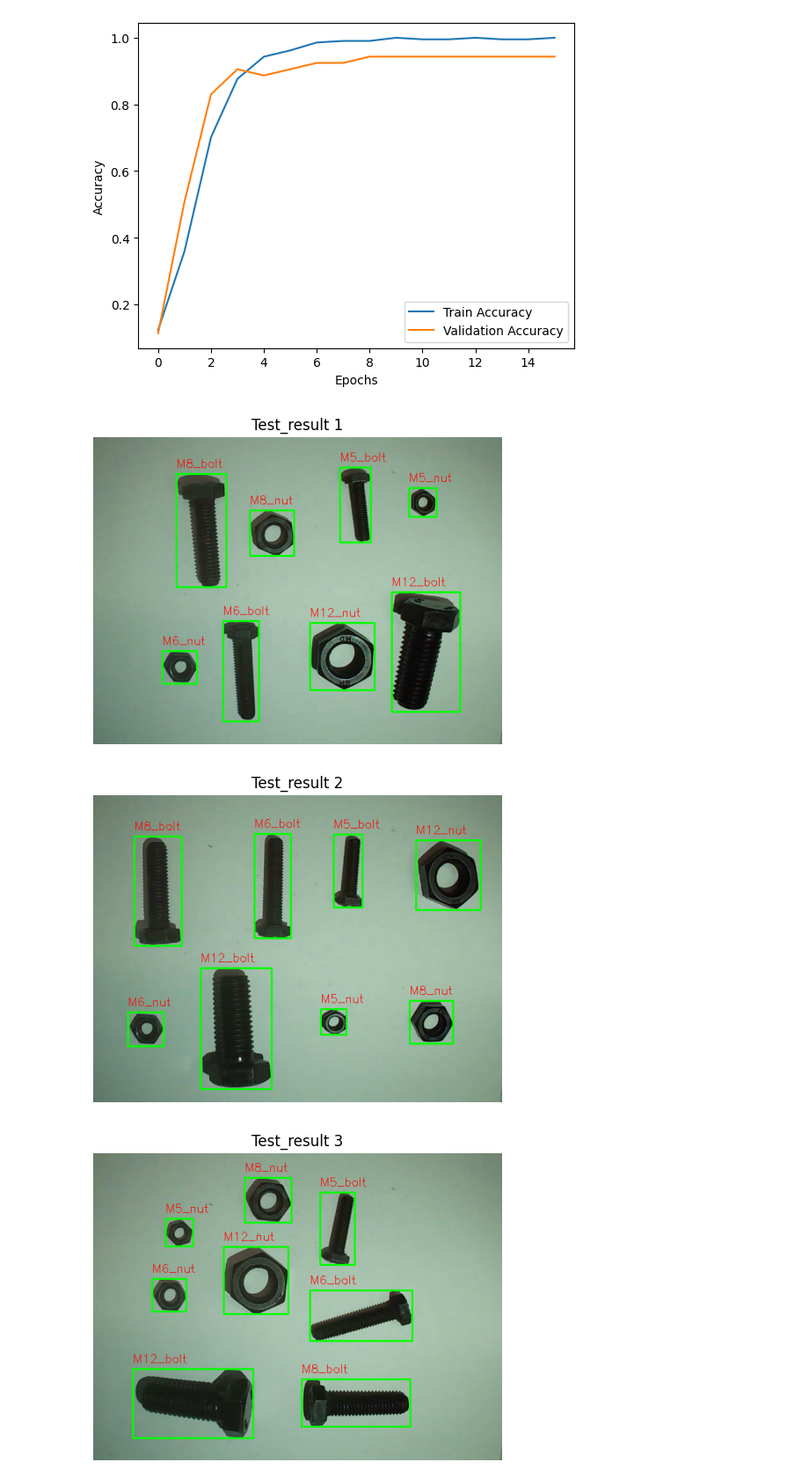
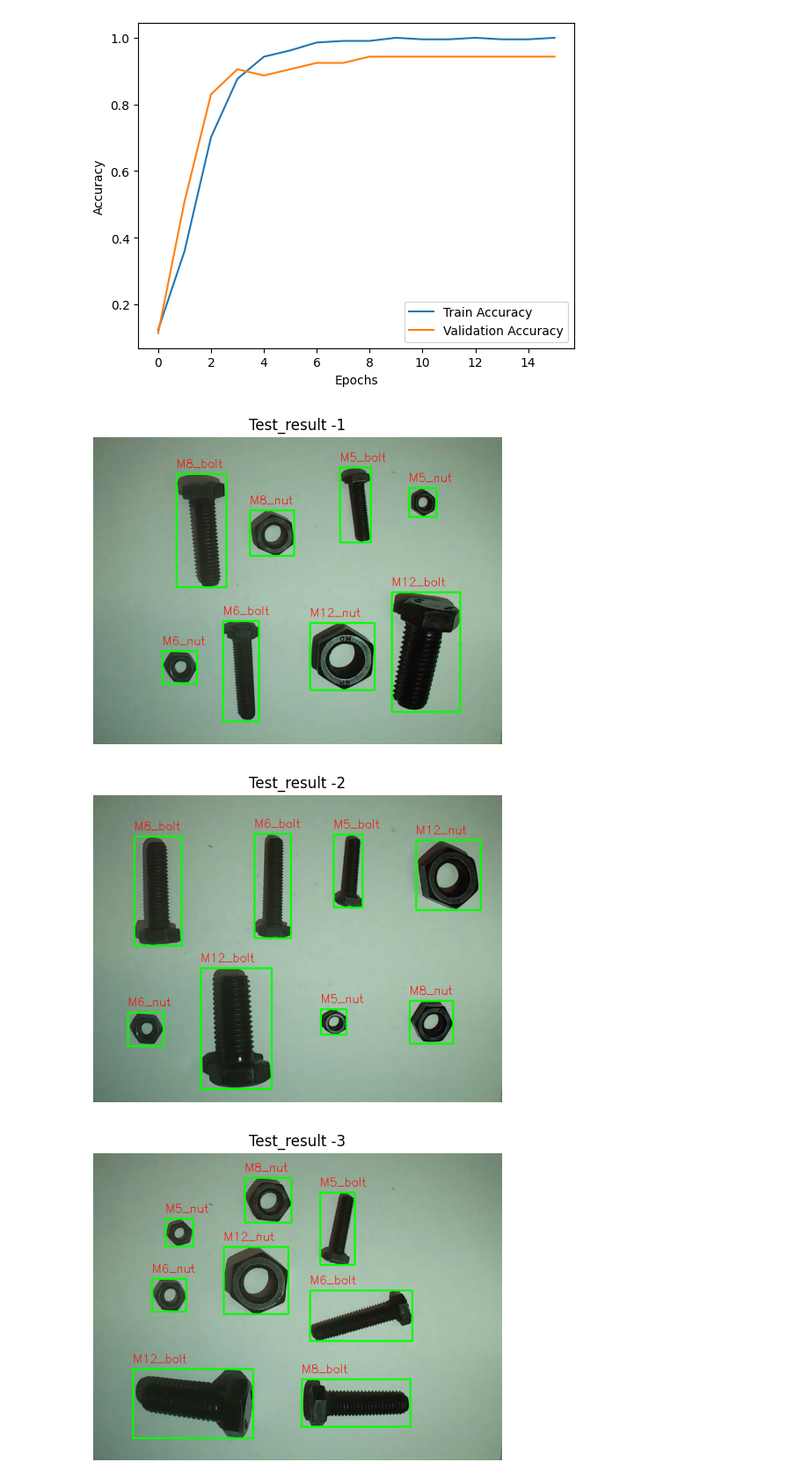
Before and after one commit to Vignesh-Lakshmanasamy-mdx/CW2_ML_PDE4433, a Jupyter notebook: Bolt_nut_classification_using_CNN.ipynb, the cells around one changed output. Shown at 88% size. Drawn from its saved outputs; the diff is of its cells as text; code cells hidden in the pictures.

```diff
--- a/Bolt_nut_classification_using_CNN.ipynb
+++ b/Bolt_nut_classification_using_CNN.ipynb
@@ -212,34 +212,34 @@ for test in range(10):
             x, y, w, h = cv2.boundingRect(cnt)
             cropped = test_image[y:y+h, x:x+w]
 
             output_size = 244
             white_bg = np.ones((output_size, output_size, 3), dtype=np.uint8) * 255
 
             # Ensure cropped size fits
             ch, cw = cropped.shape[:2]
             if ch <= output_size and cw <= output_size:
                 y_offset = (output_size - ch) // 2
                 x_offset = (output_size - cw) // 2
 
                 white_bg[y_offset:y_offset+ch, x_offset:x_offset+cw] = cropped
 
                 # Resize to final model input size
                 final_img = cv2.resize(white_bg, (img_size, img_size))
 
                 # Preprocess the image
                 img_processed = preprocess_input(final_img.astype(np.float32))
                 img_array = np.expand_dims(img_processed, axis=0)
 
                 predictions = model.predict(img_array, verbose=0)
                 class_id = np.argmax(predictions)
                 confidence = np.max(predictions)
 
                 # Draw rectangle and label
                 label = f"{categories[class_id]}"#({confidence * 100:.1f}%)"
                 cv2.rectangle(test_image, (x, y), (x + w, y + h), (0, 255, 0), 2)
                 cv2.putText(test_image, label, (x, y - 10), cv2.FONT_HERSHEY_SIMPLEX, 0.6, (255, 0, 0), 1)
-    show_image(test_image,"Test_result "+str(test),cmap="grey")
+    show_image(test_image,"Test_result -"+str(test),cmap="grey")
 # %% [output]
-[figure, old version]
+[figure, new version]
-[figure, old version]
+[figure, new version]
-[figure, old version]
+[figure, new version]
```
Also changed, not shown: parts of 1 cell of this notebook, 2 other files.
